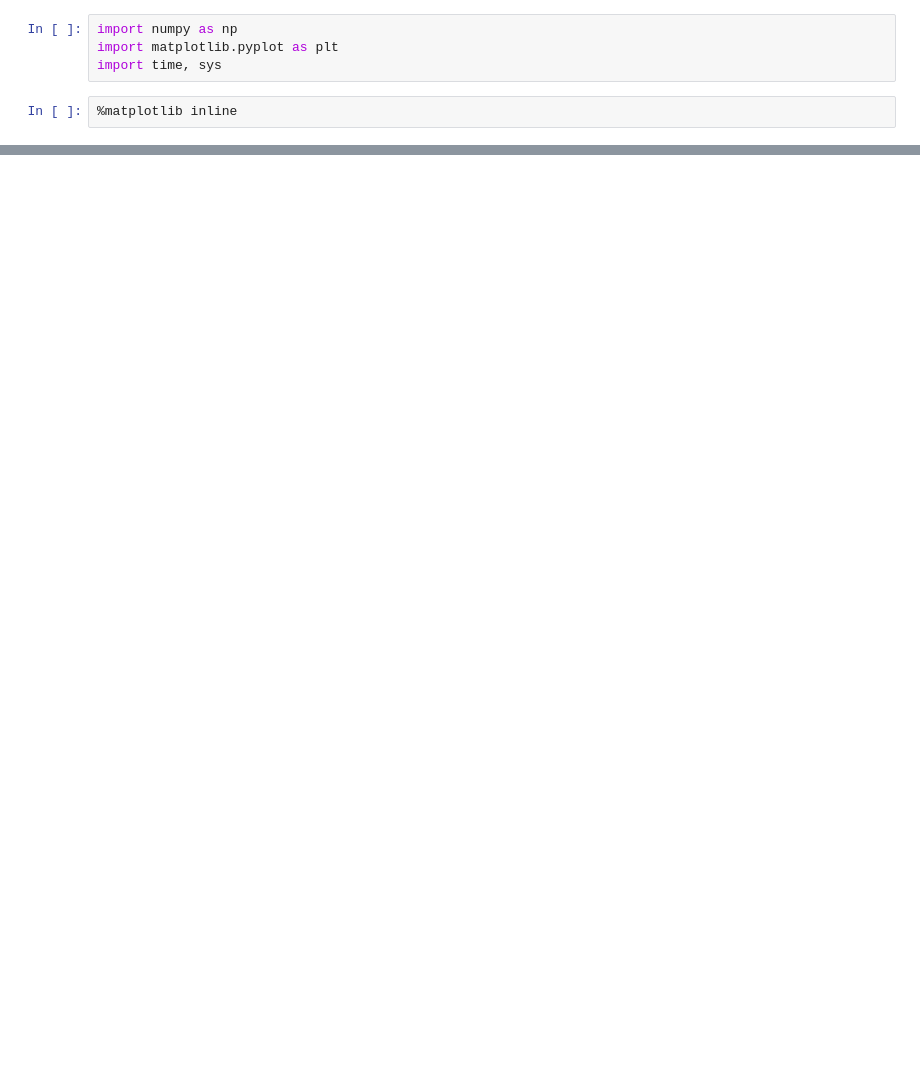
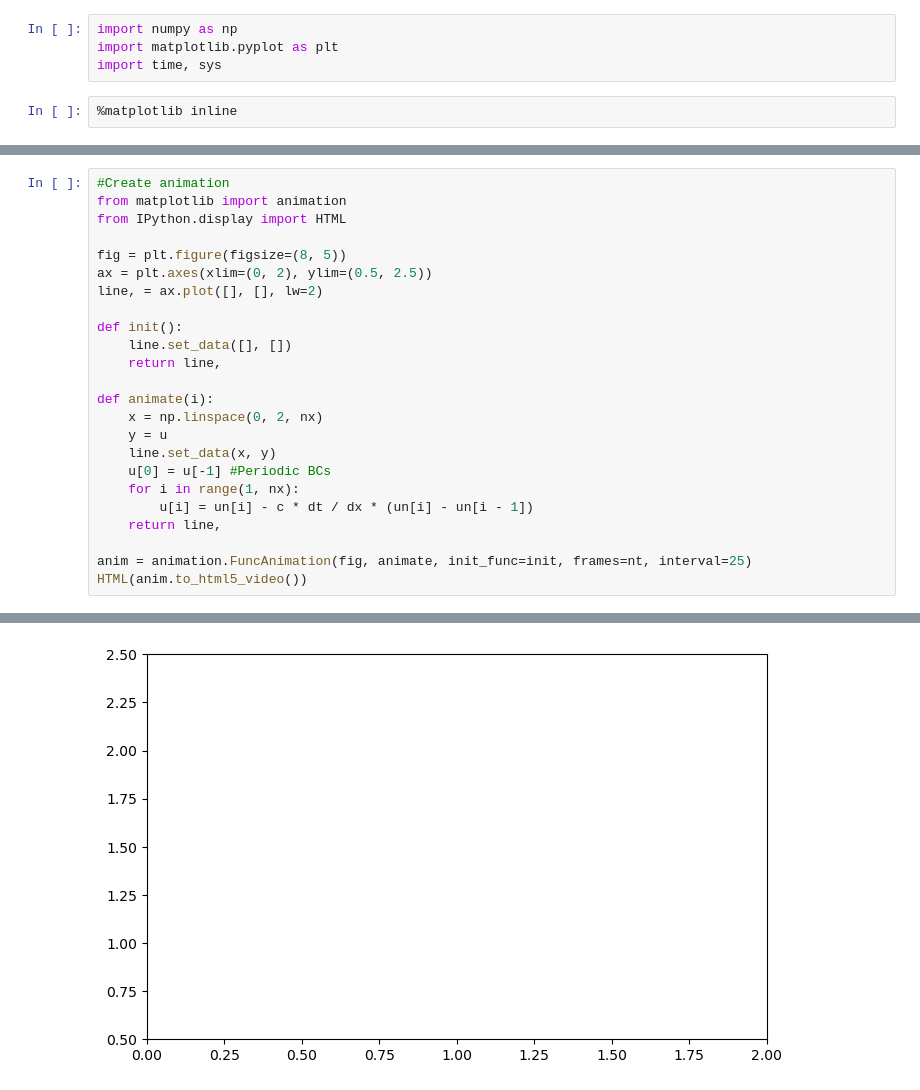
Before and after one commit to dargueso/CFDPython, a Jupyter notebook: myCFD/step1.ipynb, the cells around one changed output, grey strips where cells are left out. Drawn from its saved outputs; the diff is of its cells as text; blank space fills up the shorter version.

```diff
--- a/myCFD/step1.ipynb
+++ b/myCFD/step1.ipynb
@@ -52,0 +55,25 @@ for n in range(nt):
+# %%
+#Create animation
+from matplotlib import animation
+from IPython.display import HTML
+
+fig = plt.figure(figsize=(8, 5))
+ax = plt.axes(xlim=(0, 2), ylim=(0.5, 2.5))
+line, = ax.plot([], [], lw=2)
+
+def init():
+    line.set_data([], [])
+    return line,
+
+def animate(i):
+    x = np.linspace(0, 2, nx)
+    y = u
+    line.set_data(x, y)
+    u[0] = u[-1] #Periodic BCs
+    for i in range(1, nx):
+        u[i] = un[i] - c * dt / dx * (un[i] - un[i - 1])
+    return line,
+
+anim = animation.FuncAnimation(fig, animate, init_func=init, frames=nt, interval=25)
+HTML(anim.to_html5_video())
+# %% [output]
@@ -52,0 +81 @@ for n in range(nt):
+[figure, added]
```
Also changed, not shown: parts of 4 cells of this notebook, 10 other files.
